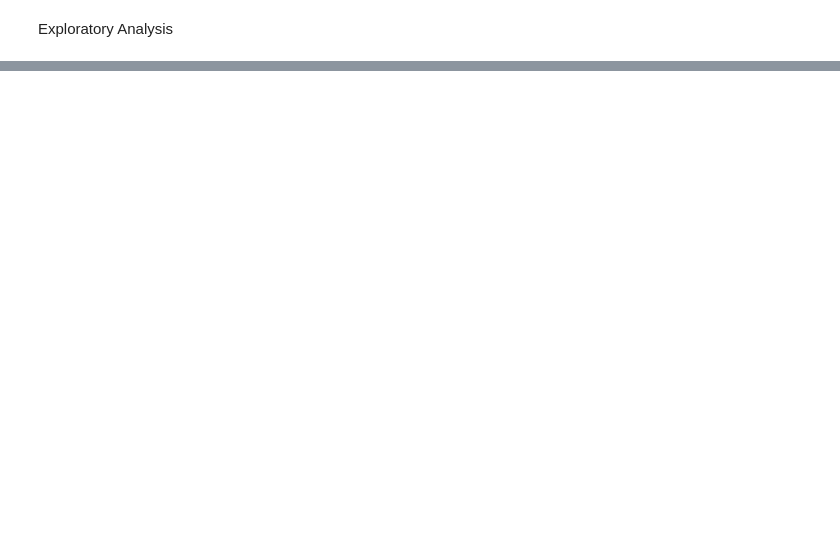
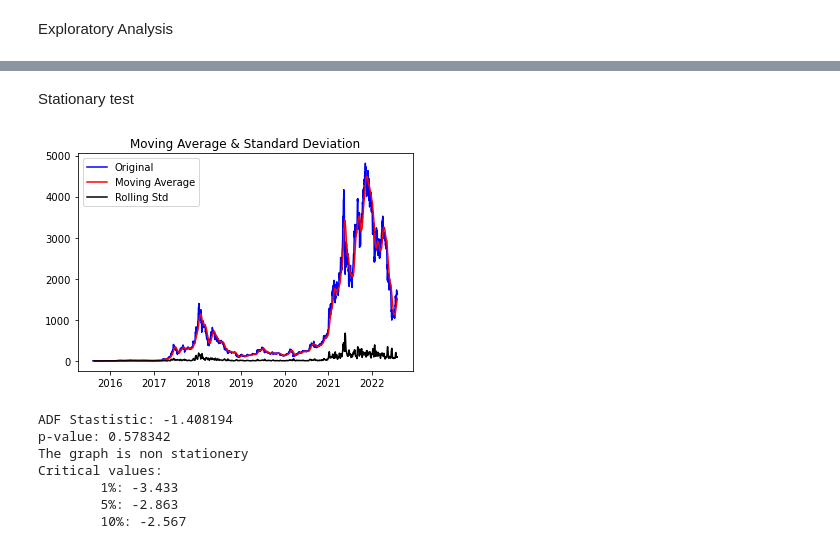
Before and after one commit to oluwadamilarejoshua/Ethereum-historical-data-from-coinbase, a Jupyter notebook: Ethereum Analysis.ipynb, the cells around one changed output, grey strips where cells are left out. Saved outputs shown, nothing was run; the diff lists cells and outputs as text; code cells hidden in the pictures; blank space fills up the shorter version.

```diff
--- a/Ethereum Analysis.ipynb
+++ b/Ethereum Analysis.ipynb
@@ -93,0 +77,48 @@ MergeError: Must pass right_on or right_index=True
+# %% [markdown]
+Stationary test
+# %%
+from statsmodels.tsa.stattools import adfuller
+
+def test_stationarity(x):
+
+
+    #Determing rolling statistics
+    rolmean = x.rolling(window=22,center=False).mean()
+
+    rolstd = x.rolling(window=12,center=False).std()
+
+    #Plot rolling statistics:
+    orig = plot.plot(x, color='blue',label='Original')
+    mean = plot.plot(rolmean, color='red', label='Moving Average')
+    std = plot.plot(rolstd, color='black', label = 'Rolling Std')
+    plot.legend(loc='best')
+    plot.title('Moving Average & Standard Deviation')
+    plot.show(block=False)
+
+    #Perform Dickey Fuller test
+    result=adfuller(x)
+    print('ADF Stastistic: %f'%result[0])
+    print('p-value: %f'%result[1])
+    pvalue=result[1]
+    for key,value in result[4].items():
+         if result[0]>value:
+            print("The graph is non stationery")
+            break
+         else:
+            print("The graph is stationery")
+            break;
+    print('Critical values:')
+    for key,value in result[4].items():
+        print('\t%s: %.3f ' % (key, value))
+
+ts = train['Close']
+test_stationarity(ts)
+# %% [output]
+[figure, added]
+ADF Stastistic: -1.408194
+p-value: 0.578342
+The graph is non stationery
+Critical values:
+        1%: -3.433
+        5%: -2.863
+        10%: -2.567
```
Also changed, not shown: parts of 37 cells of this notebook, 1 other file.
